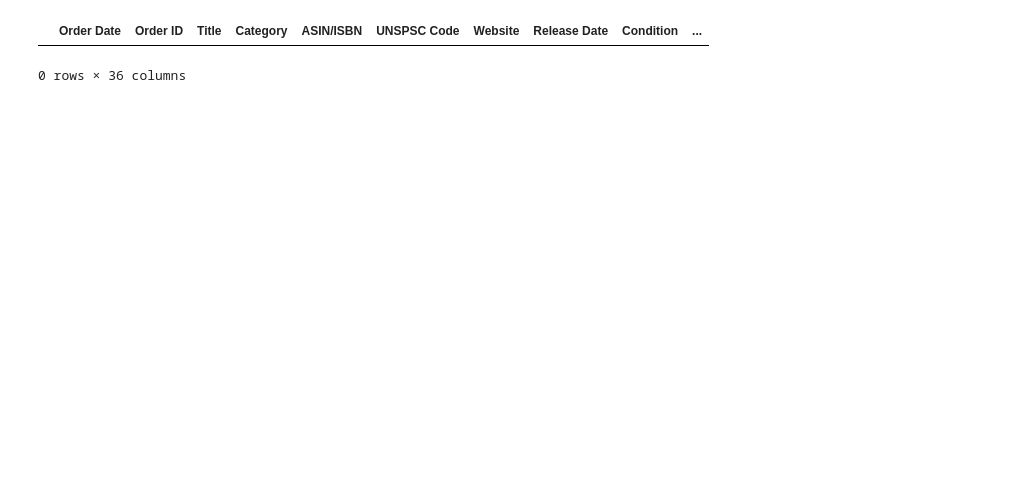
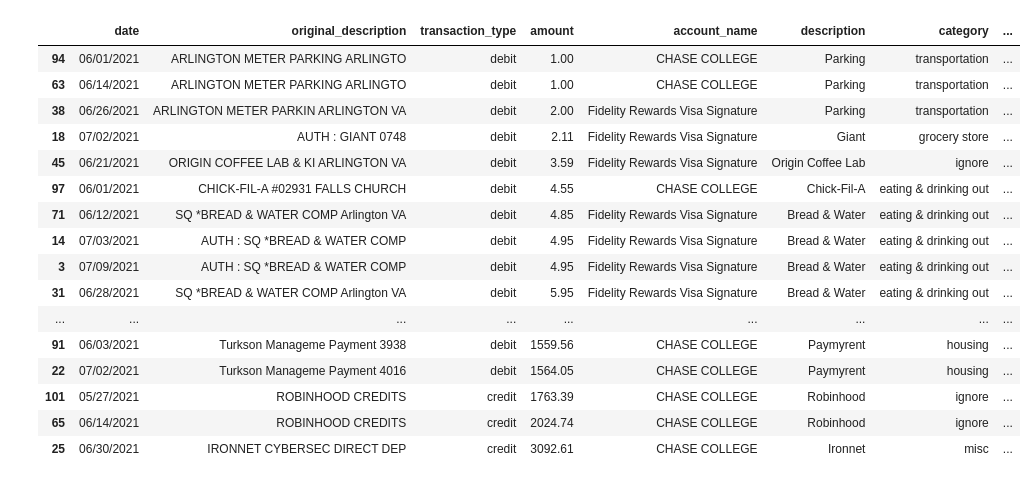
Before and after one commit to calebcrouse3/spending-tracker, a Jupyter notebook: src/jupyter/notebook.ipynb, the cells around one changed output. Drawn from its saved outputs; the diff is of its cells as text; code cells hidden in the pictures; blank space fills up the shorter version.

```diff
--- a/src/jupyter/notebook.ipynb
+++ b/src/jupyter/notebook.ipynb
@@ -268,5 +18,22 @@ next_df
-# %%
-curr.loc[curr.duplicated()]
-# %% [output]
-|  | Order Date | Order ID | Title | Category | ASIN/ISBN | UNSPSC Code | Website | Release Date | Condition | ... |
-0 rows × 36 columns
+# %%
+df = pd.read_csv("../data/categorized/transactions.csv")
+# %%
+df.sort_values("amount")
+# %% [output]
+|  | date | original_description | transaction_type | amount | account_name | description | category | ... |
+| 94 | 06/01/2021 | ARLINGTON METER PARKING ARLINGTO | debit | 1.00 | CHASE COLLEGE | Parking | transportation | ... |
+| 63 | 06/14/2021 | ARLINGTON METER PARKING ARLINGTO | debit | 1.00 | CHASE COLLEGE | Parking | transportation | ... |
+| 38 | 06/26/2021 | ARLINGTON METER PARKIN ARLINGTON VA | debit | 2.00 | Fidelity Rewards Visa Signature | Parking | transportation | ... |
+| 18 | 07/02/2021 | AUTH : GIANT 0748 | debit | 2.11 | Fidelity Rewards Visa Signature | Giant | grocery store | ... |
+| 45 | 06/21/2021 | ORIGIN COFFEE LAB & KI ARLINGTON VA | debit | 3.59 | Fidelity Rewards Visa Signature | Origin Coffee Lab | ignore | ... |
+| 97 | 06/01/2021 | CHICK-FIL-A #02931 FALLS CHURCH | debit | 4.55 | CHASE COLLEGE | Chick-Fil-A | eating & drinking out | ... |
+| 71 | 06/12/2021 | SQ *BREAD & WATER COMP Arlington VA | debit | 4.85 | Fidelity Rewards Visa Signature | Bread & Water | eating & drinking out | ... |
+| 14 | 07/03/2021 | AUTH : SQ *BREAD & WATER COMP | debit | 4.95 | Fidelity Rewards Visa Signature | Bread & Water | eating & drinking out | ... |
+| 3 | 07/09/2021 | AUTH : SQ *BREAD & WATER COMP | debit | 4.95 | Fidelity Rewards Visa Signature | Bread & Water | eating & drinking out | ... |
+| 31 | 06/28/2021 | SQ *BREAD & WATER COMP Arlington VA | debit | 5.95 | Fidelity Rewards Visa Signature | Bread & Water | eating & drinking out | ... |
+| ... | ... | ... | ... | ... | ... | ... | ... | ... |
+| 91 | 06/03/2021 | Turkson Manageme Payment 3938 | debit | 1559.56 | CHASE COLLEGE | Paymyrent | housing | ... |
+| 22 | 07/02/2021 | Turkson Manageme Payment 4016 | debit | 1564.05 | CHASE COLLEGE | Paymyrent | housing | ... |
+| 101 | 05/27/2021 | ROBINHOOD CREDITS | credit | 1763.39 | CHASE COLLEGE | Robinhood | ignore | ... |
+| 65 | 06/14/2021 | ROBINHOOD CREDITS | credit | 2024.74 | CHASE COLLEGE | Robinhood | ignore | ... |
+| 25 | 06/30/2021 | IRONNET CYBERSEC DIRECT DEP | credit | 3092.61 | CHASE COLLEGE | Ironnet | misc | ... |
```
Also changed, not shown: parts of 9 cells of this notebook, 6 other files.
